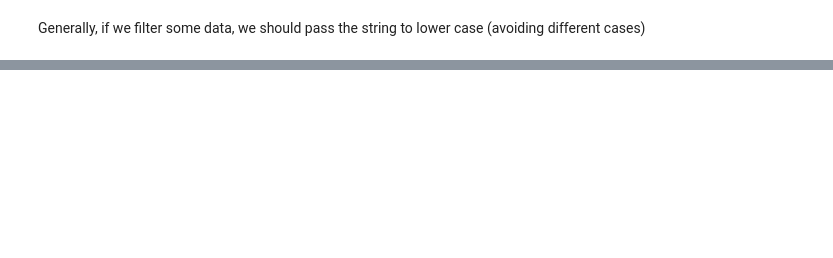
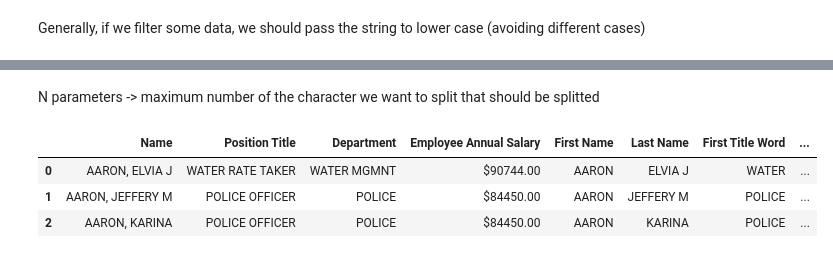
Before and after one commit to fabiodemo/course_data_analysis_with_pandas, a Jupyter notebook: pandas/Working with Text Data.ipynb, the cells around one changed output, grey strips where cells are left out. Cells and saved outputs as stored; diff of their text form; code cells hidden in the pictures; blank space fills up the shorter version.

```diff
--- a/pandas/Working with Text Data.ipynb
+++ b/pandas/Working with Text Data.ipynb
@@ -263,0 +277,4 @@ chicago[chicago["Position Title"].str.lower().str.startswith("water")]
+# %%
+chicago = pd.read_csv("chicago.csv").dropna(how = "all")
+chicago.Department = chicago.Department.astype("category")
+chicago.tail(3)
@@ -263,0 +290,2 @@ chicago[chicago["Position Title"].str.lower().str.startswith("water")]
+# %%
+chicago[["First Name", "Last Name"]] = chicago.Name.str.split(",", expand=True)
@@ -263,0 +317,11 @@ chicago[chicago["Position Title"].str.lower().str.startswith("water")]
+# %% [markdown]
+N parameters -> maximum number of the character we want to split that should be splitted
+# %%
+chicago[["First Title Word", "Remaining Words"]] = chicago["Position Title"].str.split(" ", expand= True, n = 1)
+# %%
+chicago.head(3)
+# %% [output]
+|  | Name | Position Title | Department | Employee Annual Salary | First Name | Last Name | First Title Word | ... |
+| 0 | AARON, ELVIA J | WATER RATE TAKER | WATER MGMNT | $90744.00 | AARON | ELVIA J | WATER | ... |
+| 1 | AARON, JEFFERY M | POLICE OFFICER | POLICE | $84450.00 | AARON | JEFFERY M | POLICE | ... |
+| 2 | AARON, KARINA | POLICE OFFICER | POLICE | $84450.00 | AARON | KARINA | POLICE | ... |
```
Also changed, not shown: parts of 58 cells of this notebook.
